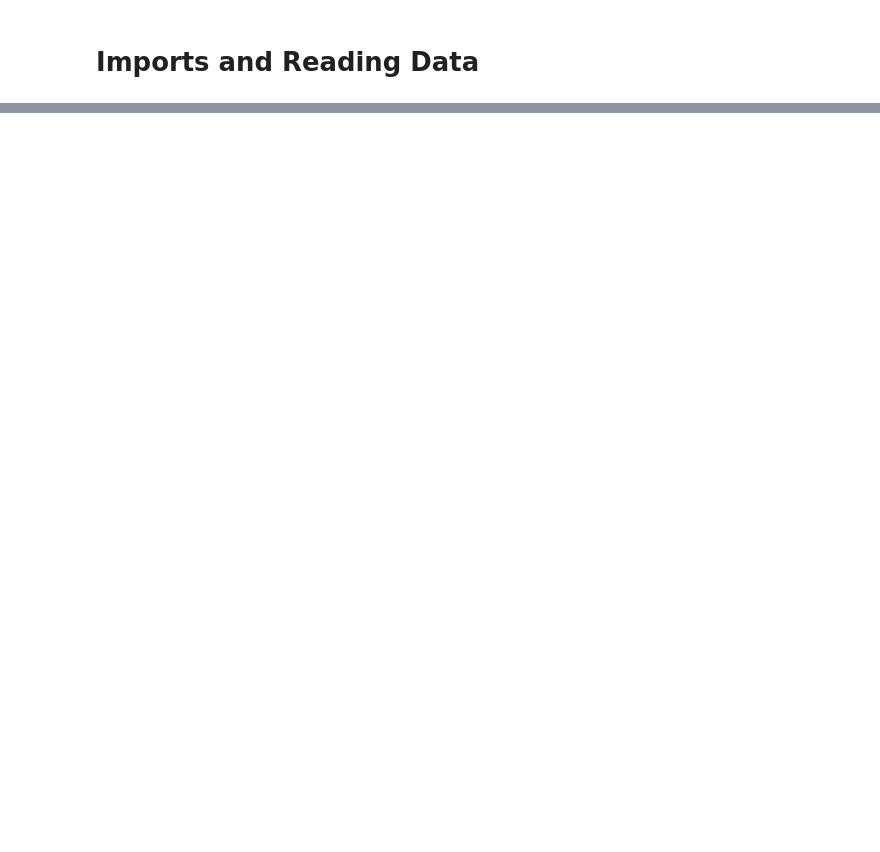
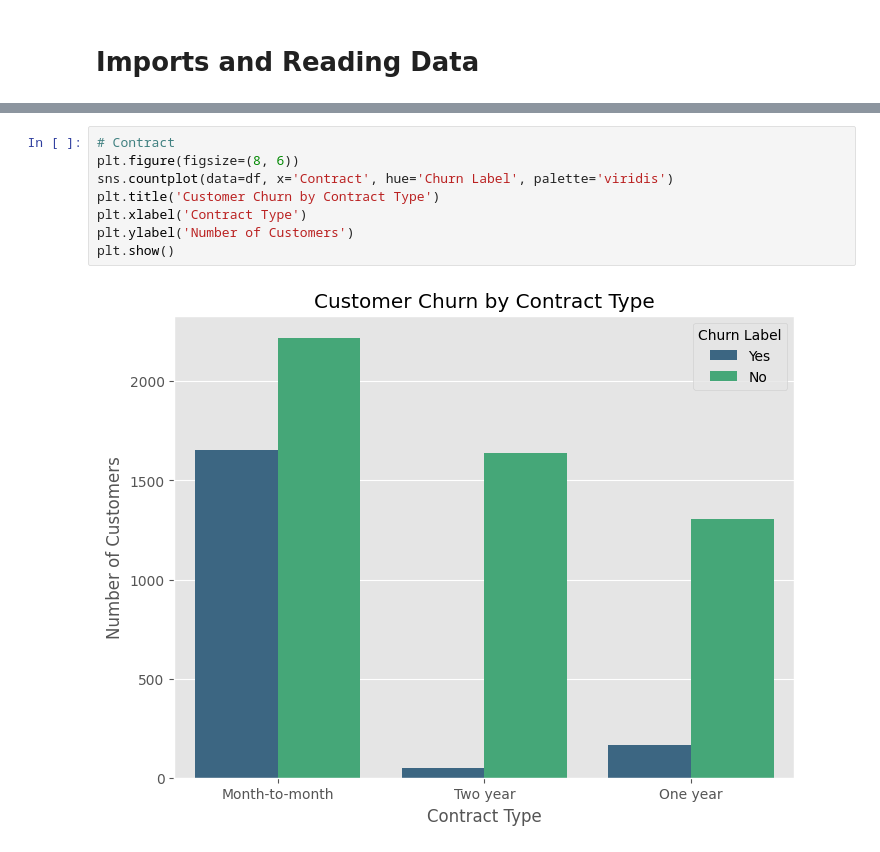
Before and after one commit to thanhtan2210/Scalable-Customer-Data-Platform-CDP-, a Jupyter notebook: clean_EDA.ipynb, the cells around one changed output, grey strips where cells are left out. Drawn from its saved outputs; the diff is of its cells as text; blank space fills up the shorter version.

```diff
--- a/clean_EDA.ipynb
+++ b/clean_EDA.ipynb
@@ -12,0 +244,10 @@ OptionError: Pattern matched multiple keys
+# %%
+# Contract
+plt.figure(figsize=(8, 6))
+sns.countplot(data=df, x='Contract', hue='Churn Label', palette='viridis')
+plt.title('Customer Churn by Contract Type')
+plt.xlabel('Contract Type')
+plt.ylabel('Number of Customers')
+plt.show()
+# %% [output]
+[figure, added]
```
Also changed, not shown: parts of 43 cells of this notebook, 2 other files.
